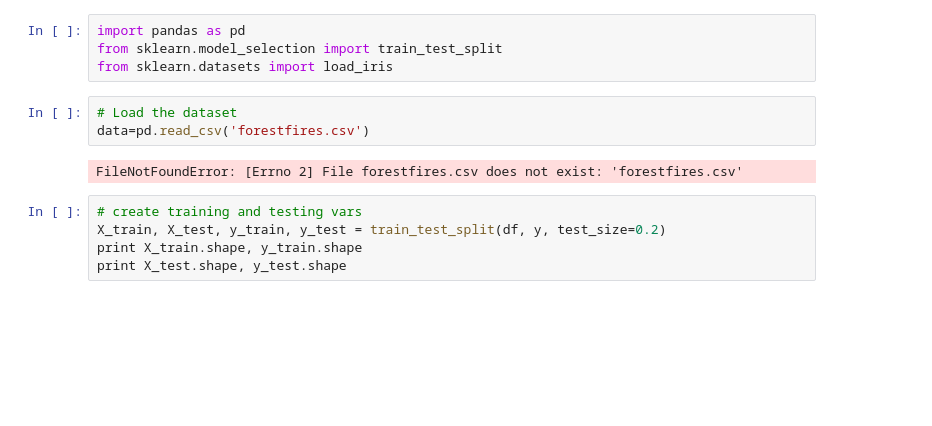
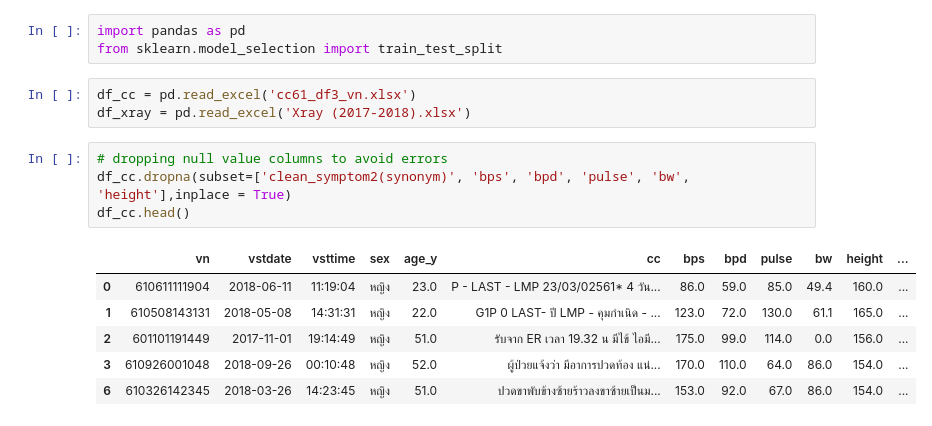
Before and after one commit to phraretein/patient_clustering, a Jupyter notebook: test_model.ipynb, the cells around one changed output. Saved outputs shown, nothing was run; the diff lists cells and outputs as text; blank space fills up the shorter version.

```diff
--- a/test_model.ipynb
+++ b/test_model.ipynb
@@ -1,14 +1,17 @@
 # %%
 import pandas as pd
 from sklearn.model_selection import train_test_split
-from sklearn.datasets import load_iris
-# %%
-# Load the dataset
-data=pd.read_csv('forestfires.csv')
-# %% [output]
-FileNotFoundError: [Errno 2] File forestfires.csv does not exist: 'forestfires.csv'
-# %%
-# create training and testing vars
-X_train, X_test, y_train, y_test = train_test_split(df, y, test_size=0.2)
-print X_train.shape, y_train.shape
-print X_test.shape, y_test.shape
+# %%
+df_cc = pd.read_excel('cc61_df3_vn.xlsx')
+df_xray = pd.read_excel('Xray (2017-2018).xlsx')
+# %%
+# dropping null value columns to avoid errors
+df_cc.dropna(subset=['clean_symptom2(synonym)', 'bps', 'bpd', 'pulse', 'bw', 'height'],inplace = True)
+df_cc.head()
+# %% [output]
+|  | vn | vstdate | vsttime | sex | age_y | cc | bps | bpd | pulse | bw | height | ... |
+| 0 | 610611111904 | 2018-06-11 | 11:19:04 | หญิง | 23.0 | P - LAST - LMP 23/03/02561* 4 วัน... | 86.0 | 59.0 | 85.0 | 49.4 | 160.0 | ... |
+| 1 | 610508143131 | 2018-05-08 | 14:31:31 | หญิง | 22.0 | G1P 0 LAST- ปี LMP - คุมกำเนิด - ... | 123.0 | 72.0 | 130.0 | 61.1 | 165.0 | ... |
+| 2 | 601101191449 | 2017-11-01 | 19:14:49 | หญิง | 51.0 | รับจาก ER เวลา 19.32 น มีไข้ ไอมี... | 175.0 | 99.0 | 114.0 | 0.0 | 156.0 | ... |
+| 3 | 610926001048 | 2018-09-26 | 00:10:48 | หญิง | 52.0 | ผู้ป่วยแจ้งว่า มีอาการปวดท้อง แน่... | 170.0 | 110.0 | 64.0 | 86.0 | 154.0 | ... |
+| 6 | 610326142345 | 2018-03-26 | 14:23:45 | หญิง | 51.0 | ปวดขาพับข้างซ้ายร้าวลงขาซ้ายเป็นม... | 153.0 | 92.0 | 67.0 | 86.0 | 154.0 | ... |
```
Also changed, not shown: parts of 9 cells of this notebook.
